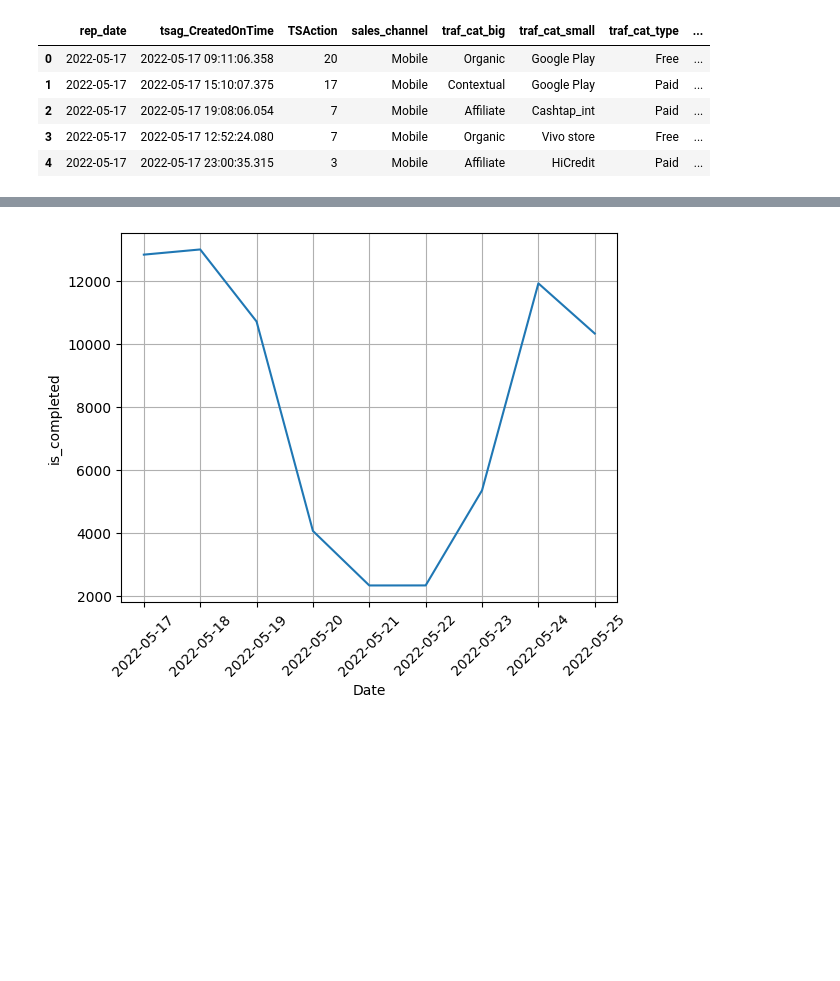
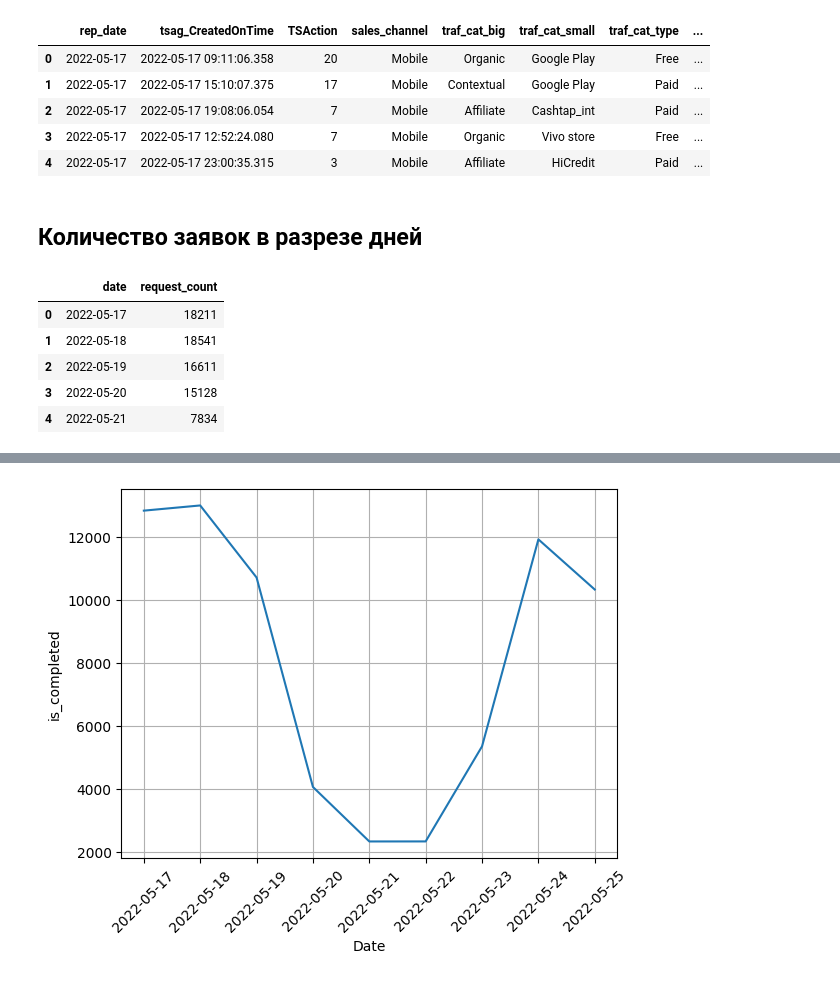
Before and after one commit to opqi/finstar_test, a Jupyter notebook: explore_data.ipynb, the cells around one changed output, grey strips where cells are left out. Cells and saved outputs as stored; diff of their text form; code cells hidden in the pictures; blank space fills up the shorter version.

```diff
--- a/explore_data.ipynb
+++ b/explore_data.ipynb
@@ -30,3 +30,24 @@ df_check.head()
 | 2 | 2022-05-17 | 2022-05-17 19:08:06.054 | 7 | Mobile | Affiliate | Cashtap_int | Paid | ... |
 | 3 | 2022-05-17 | 2022-05-17 12:52:24.080 | 7 | Mobile | Organic | Vivo store | Free | ... |
 | 4 | 2022-05-17 | 2022-05-17 23:00:35.315 | 3 | Mobile | Affiliate | HiCredit | Paid | ... |
+# %% [markdown]
+## Количество заявок в разрезе дней
+# %%
+query = '''SELECT
+    DATE(rep_date) AS date,
+    COUNT(*) AS request_count
+FROM
+    test_sample_data
+GROUP BY
+    DATE(rep_date)
+ORDER BY
+    DATE(rep_date);'''
+df_hierarchy = pd.read_sql(query, engine)
+df_hierarchy.head()
+# %% [output]
+|  | date | request_count |
+| 0 | 2022-05-17 | 18211 |
+| 1 | 2022-05-18 | 18541 |
+| 2 | 2022-05-19 | 16611 |
+| 3 | 2022-05-20 | 15128 |
+| 4 | 2022-05-21 | 7834 |
```
Also changed, not shown: parts of 9 cells of this notebook.
